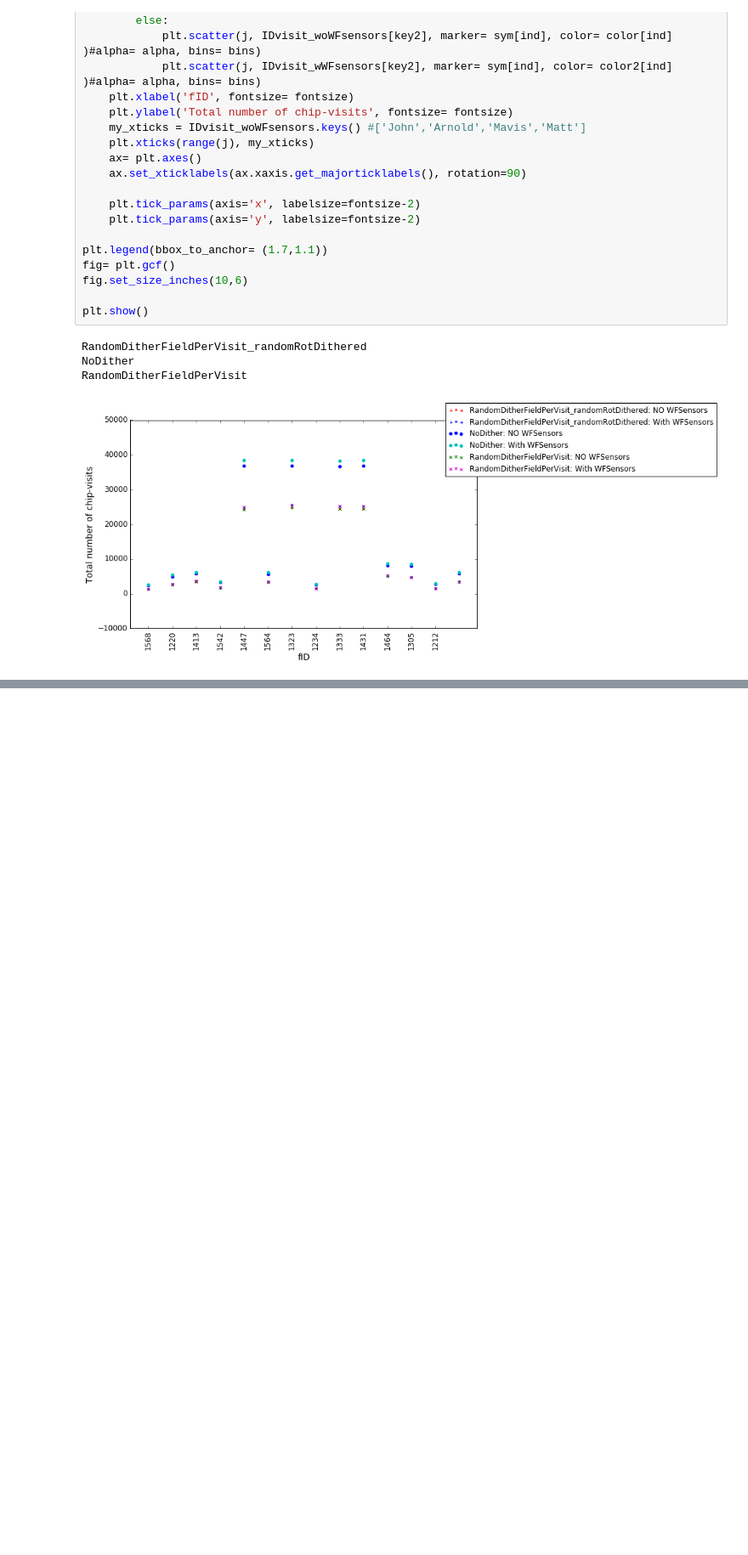
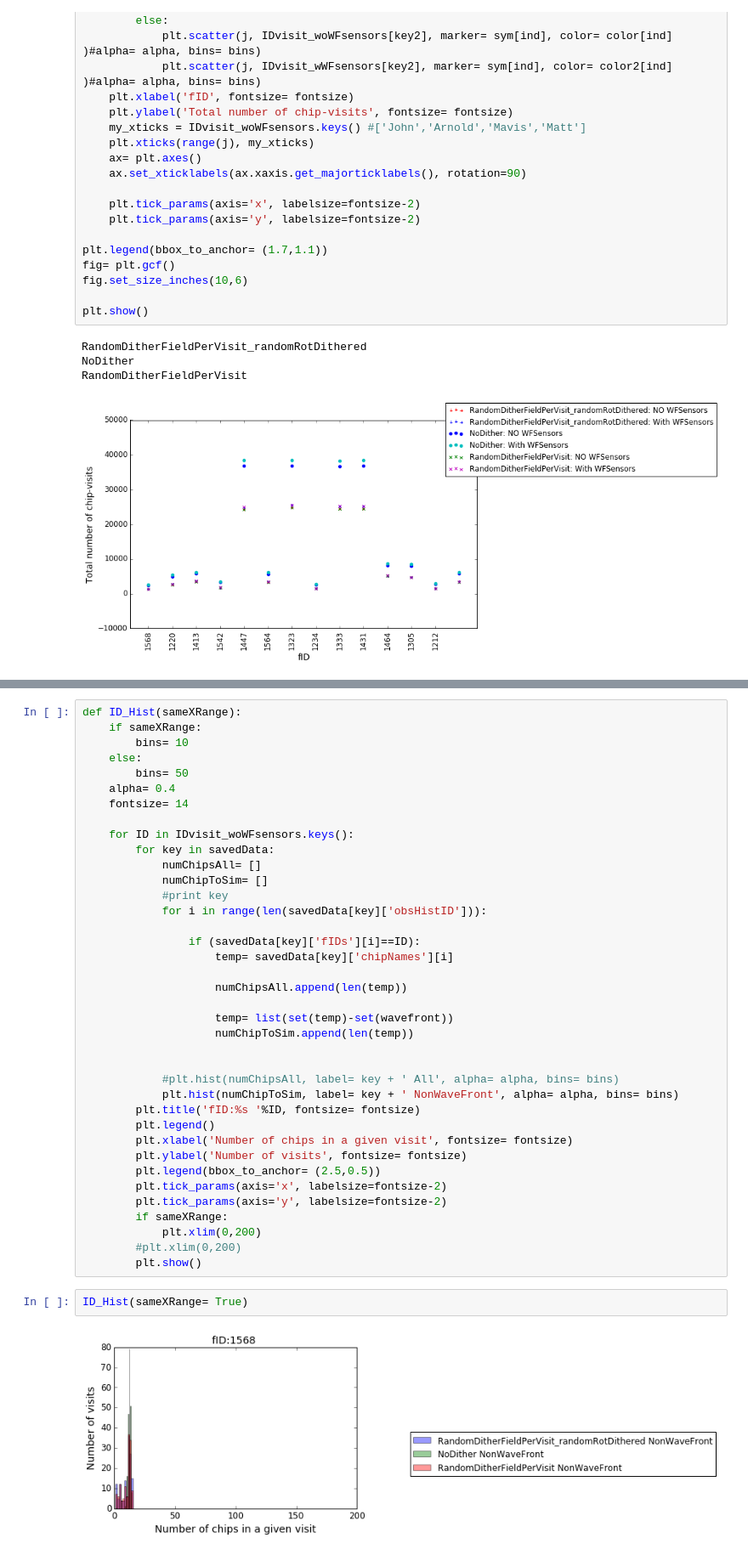
Before and after one commit to humnaawan/DC1-Regions, a Jupyter notebook: notebooks/Stats -- DC1 Chips Per Visit.ipynb, the cells around one changed output, grey strips where cells are left out. Shown at 85% size. Cells and saved outputs as stored; diff of their text form; blank space fills up the shorter version.

Commit message:
Added histograms for numVisits for each fID.

```diff
--- a/notebooks/Stats -- DC1 Chips Per Visit.ipynb
+++ b/notebooks/Stats -- DC1 Chips Per Visit.ipynb
@@ -233,0 +185,42 @@ for key in ['RandomDitherFieldPerVisit_randomRotDithered']: #savedData:
+# %%
+def ID_Hist(sameXRange):
+    if sameXRange:
+        bins= 10
+    else:
+        bins= 50
+    alpha= 0.4
+    fontsize= 14
+
+    for ID in IDvisit_woWFsensors.keys():
+        for key in savedData:
+            numChipsAll= []
+            numChipToSim= []
+            #print key
+            for i in range(len(savedData[key]['obsHistID'])):
+
+                if (savedData[key]['fIDs'][i]==ID):
+                    temp= savedData[key]['chipNames'][i]
+
+                    numChipsAll.append(len(temp))
+
+                    temp= list(set(temp)-set(wavefront))
+                    numChipToSim.append(len(temp))
+
+
+            #plt.hist(numChipsAll, label= key + ' All', alpha= alpha, bins= bins)
+            plt.hist(numChipToSim, label= key + ' NonWaveFront', alpha= alpha, bins= bins)
+        plt.title('fID:%s '%ID, fontsize= fontsize)
+        plt.legend()
+        plt.xlabel('Number of chips in a given visit', fontsize= fontsize)
+        plt.ylabel('Number of visits', fontsize= fontsize)
+        plt.legend(bbox_to_anchor= (2.5,0.5))
+        plt.tick_params(axis='x', labelsize=fontsize-2)
+        plt.tick_params(axis='y', labelsize=fontsize-2)
+        if sameXRange:
+            plt.xlim(0,200)
+        #plt.xlim(0,200)
+        plt.show()
+# %%
+ID_Hist(sameXRange= True)
+# %% [output]
+[figure, added]
```
Also changed, not shown: parts of 3 cells of this notebook.
